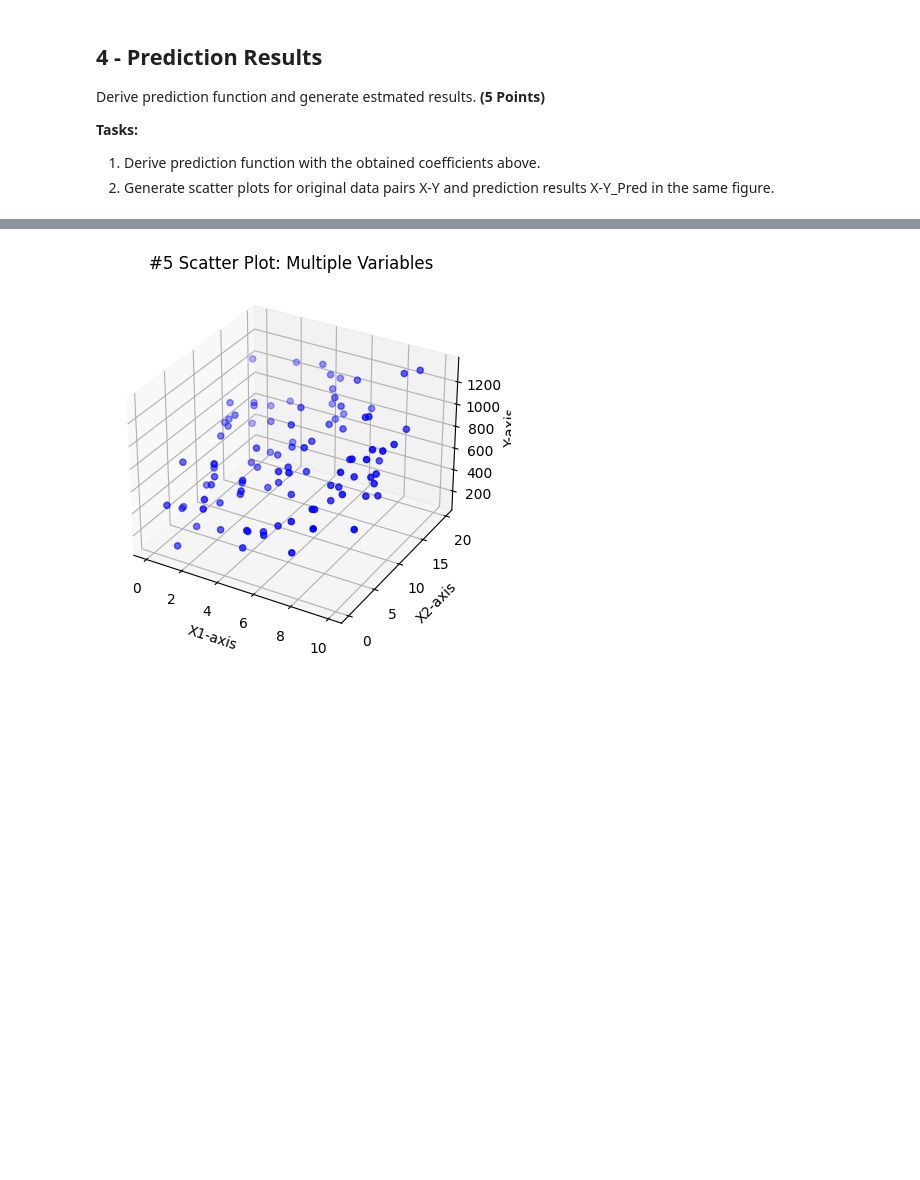
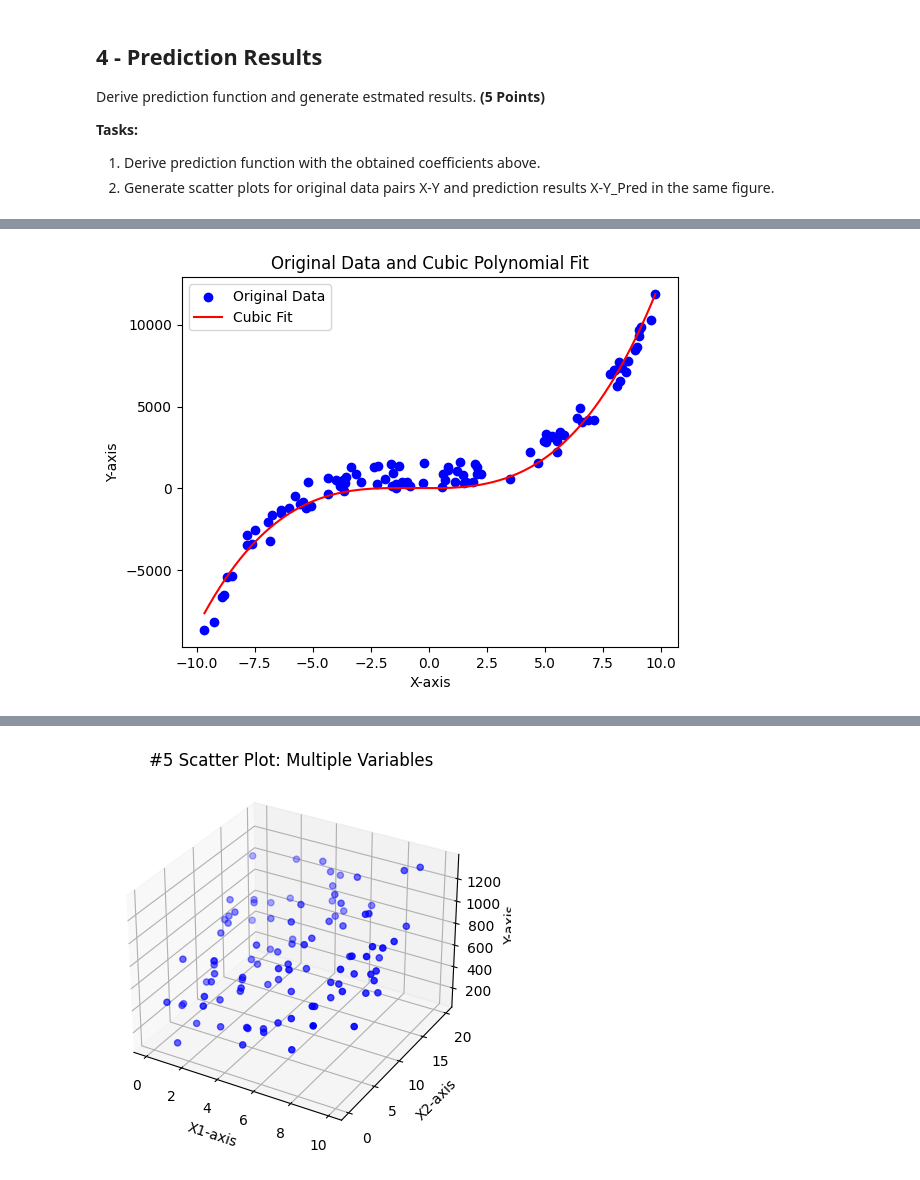
Before and after one commit to j21j/CAP4630, a Jupyter notebook: HW1/CAP4630_HW1_Jones.ipynb, the cells around one changed output, grey strips where cells are left out. Drawn from its saved outputs; the diff is of its cells as text; code cells hidden in the pictures; blank space fills up the shorter version.

```diff
--- a/HW1/CAP4630_HW1_Jones.ipynb
+++ b/HW1/CAP4630_HW1_Jones.ipynb
@@ -153,0 +153,77 @@ Derive prediction function and generate estmated results. **(5 Points)**
+# %%
+# 4 - Prediction Results: code
+import numpy as np
+import pandas as pd
+import matplotlib.pyplot as plt
+
+url = 'https://raw.githubusercontent.com/j21j/CAP4630/main/HW1/data_nonlinear.csv'
+df1 = pd.read_csv(url)
+
+# 3.1. Establish a relationship between Y and X with a cubic function.
+model = np.poly1d(np.polyfit(df1['X'], df1['Y'], 3))
+polylineRange = np.linspace(df1['X'].min(), df1['X'].max(), 10000)
+
+# plt.scatter(df1['X'], df1['Y'])
+# plt.plot(polylineRange, model(polylineRange), c='r')
+# plt.xlabel('X-axis')
+# plt.ylabel('Y-axis')
+# plt.title('#4 Prediction Results')
+# plt.show()
+# print(model)
+
+# 3.2. Compute MSE loss with observation-prediction pairs. (paired with #4)
+
+
+# 3.3 Implement Gradient Descent (GD) to achieve optimal solution with the learning rate of 0.000001 (1e-6) and 10000 (1e4) epochs.
+# Building the model (use y = ax^3 + bx^2 + cx + d since it's cubic)
+a = 0
+b = 0
+c = 0
+d = 0
+
+L = 0.000001  # The learning Rate
+epochs = 10000  # The number of iterations to perform gradient descent
+
+X = df1.iloc[:, 0]
+Y = df1.iloc[:, 1]
+
+n = float(len(X)) # Number of elements in X
+
+# Performing Gradient Descent
+for i in range(epochs):
+
+    mse = np.mean((Y-Y_pred)**2)
+    Y_pred = a*X**3 + b*X**2 + c*X + d  # The current predicted value of Y
+    D_a = (-2/n) * sum(X**3 * (Y - Y_pred))  # Derivative wrt a
+    D_b = (-2/n) * sum(X**2 * (Y - Y_pred))  # Derivative wrt a
+    D_c = (-2/n) * sum(X * (Y - Y_pred))  # Derivative wrt a
+    D_d = (-2/n) * sum(Y - Y_pred)  # Derivative wrt d
+    a = a - L * D_a  # Update a
+    b = b - L * D_b  # Update b
+    c = c - L * D_c  # Update c
+    d = d - L * D_d  # Update d
+
+# 4
+# 4.1 Derive prediction function with the obtained coefficients above.
+def predict(X, a, b, c, d):
+  return a*X**3 + b*X**2 + c*X + d
+
+Y_predict = predict(X, a, b, c, d)
+print(f'\nDerive predicion function:\n{Y_predict}')
+print()
+
+# 4.2 Generate scatter plots for original data pairs X-Y and prediction results X-Y_Pred in the same figure.
+# Scatter plot of original data
+plt.scatter(X, Y, c='b', label='Original Data')
+
+# Plot cubic polynomial fit
+polylineRange = np.linspace(X.min(), X.max(), 10000)
+Y_range_pred = predict(polylineRange, a, b, c, d)
+plt.plot(polylineRange, Y_range_pred, color='r', label='Cubic Fit')
+
+plt.xlabel('X-axis')
+plt.ylabel('Y-axis')
+plt.title('Original Data and Cubic Polynomial Fit')
+plt.legend()
+plt.show()
+# %% [output]
@@ -154,3 +243,4 @@ Derive prediction function and generate estmated results. **(5 Points)**
+[figure, added]
 # %% [markdown]
 ## 5 - Multiple Variables Linear Regression ##
 
```
Also changed, not shown: parts of 4 cells of this notebook.
